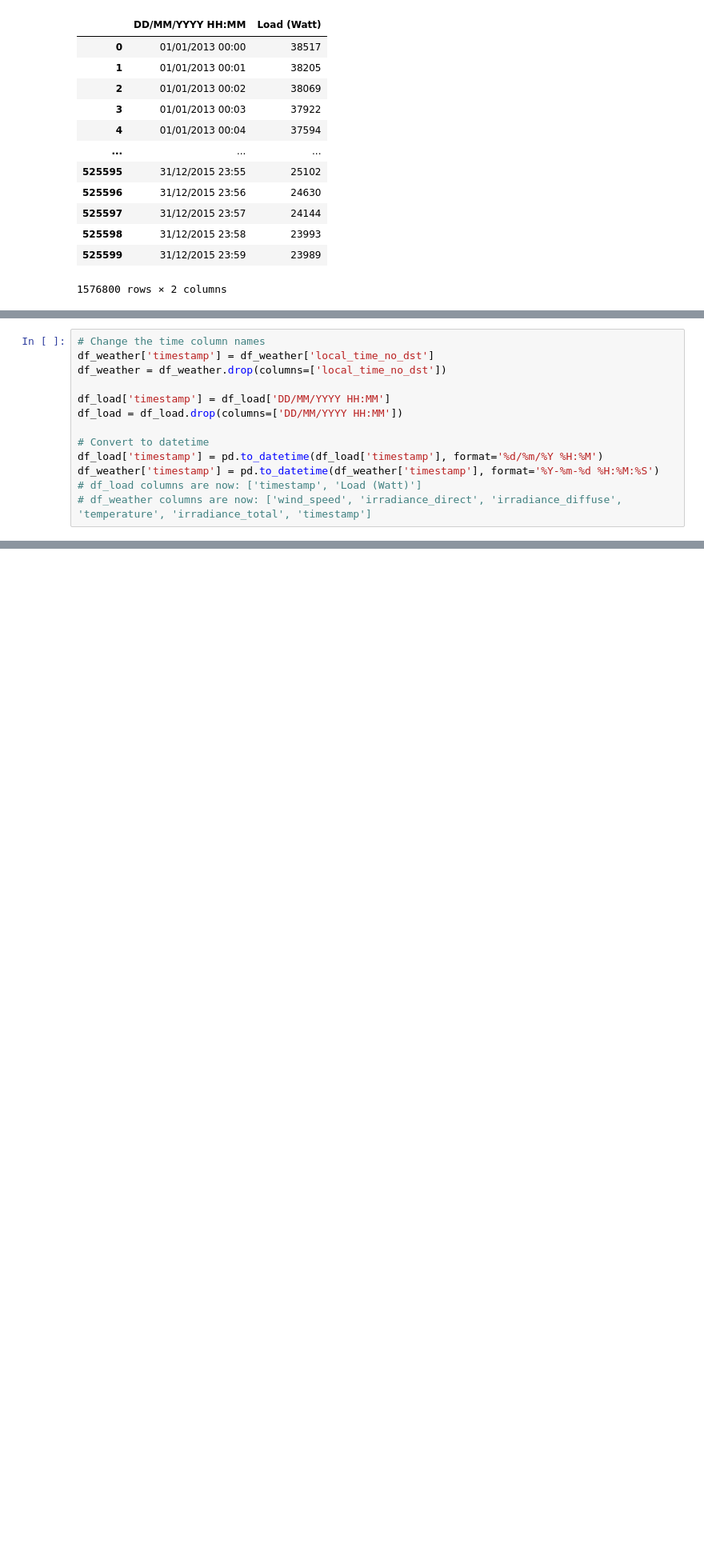
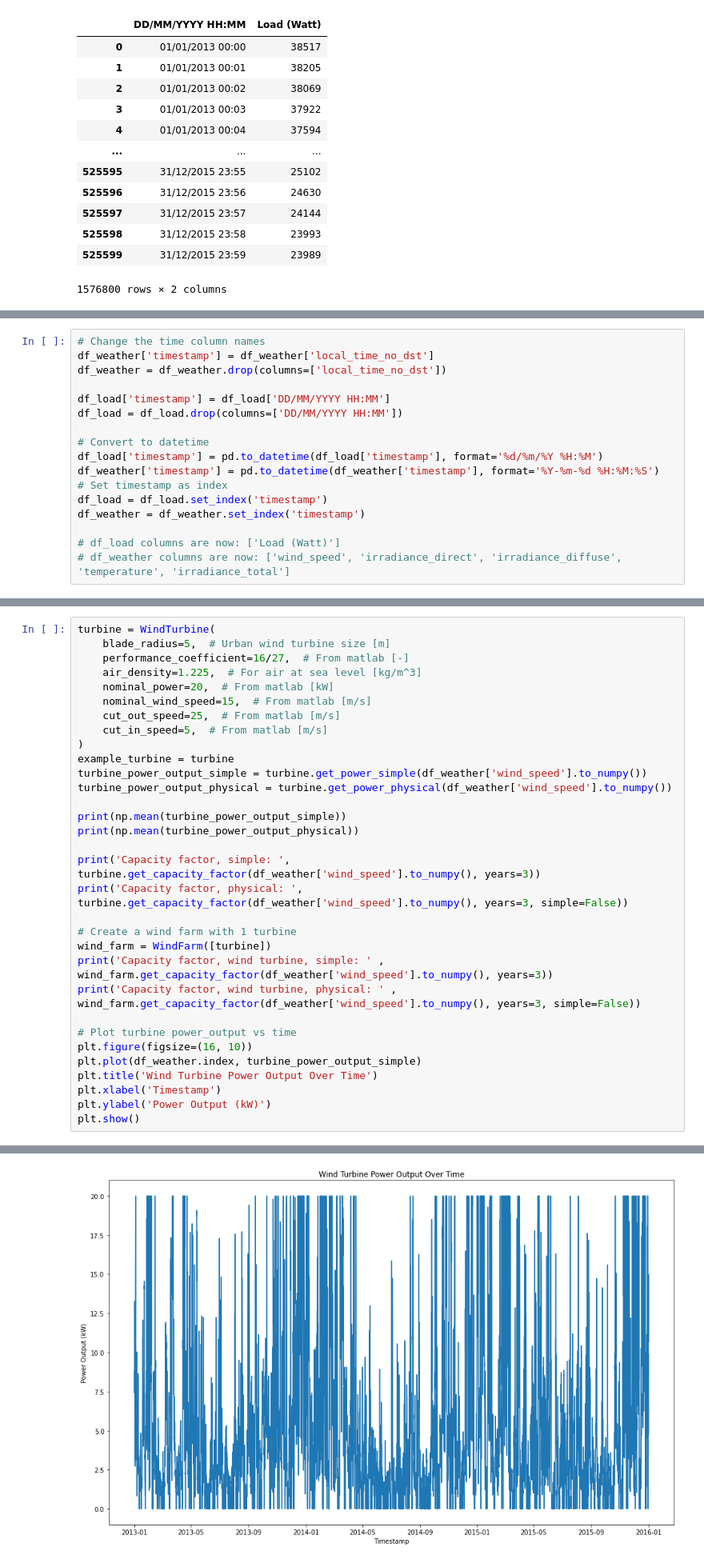
Before and after one commit to MarekTran/ET3036TU-Project, a Jupyter notebook: data_exploration.ipynb, the cells around one changed output, grey strips where cells are left out. Shown: that part at 80% size. Saved outputs shown, nothing was run; the diff lists cells and outputs as text; blank space fills up the shorter version.

```diff
--- a/data_exploration.ipynb
+++ b/data_exploration.ipynb
@@ -67,5 +49,9 @@ df_load = df_load.drop(columns=['DD/MM/YYYY HH:MM'])
 # Convert to datetime
 df_load['timestamp'] = pd.to_datetime(df_load['timestamp'], format='%d/%m/%Y %H:%M')
 df_weather['timestamp'] = pd.to_datetime(df_weather['timestamp'], format='%Y-%m-%d %H:%M:%S')
-# df_load columns are now: ['timestamp', 'Load (Watt)']
-# df_weather columns are now: ['wind_speed', 'irradiance_direct', 'irradiance_diffuse', 'temperature', 'irradiance_total', 'timestamp']
+# Set timestamp as index
+df_load = df_load.set_index('timestamp')
+df_weather = df_weather.set_index('timestamp')
+
+# df_load columns are now: ['Load (Watt)']
+# df_weather columns are now: ['wind_speed', 'irradiance_direct', 'irradiance_diffuse', 'temperature', 'irradiance_total']
@@ -470,0 +390,33 @@ print(len(power_output))
+# %%
+turbine = WindTurbine(
+    blade_radius=5,  # Urban wind turbine size [m]
+    performance_coefficient=16/27,  # From matlab [-]
+    air_density=1.225,  # For air at sea level [kg/m^3]
+    nominal_power=20,  # From matlab [kW]
+    nominal_wind_speed=15,  # From matlab [m/s]
+    cut_out_speed=25,  # From matlab [m/s]
+    cut_in_speed=5,  # From matlab [m/s]
+)
+example_turbine = turbine
+turbine_power_output_simple = turbine.get_power_simple(df_weather['wind_speed'].to_numpy())
+turbine_power_output_physical = turbine.get_power_physical(df_weather['wind_speed'].to_numpy())
+
+print(np.mean(turbine_power_output_simple))
+print(np.mean(turbine_power_output_physical))
+
+print('Capacity factor, simple: ', turbine.get_capacity_factor(df_weather['wind_speed'].to_numpy(), years=3))
+print('Capacity factor, physical: ', turbine.get_capacity_factor(df_weather['wind_speed'].to_numpy(), years=3, simple=False))
+
+# Create a wind farm with 1 turbine
+wind_farm = WindFarm([turbine])
+print('Capacity factor, wind turbine, simple: ' , wind_farm.get_capacity_factor(df_weather['wind_speed'].to_numpy(), years=3))
+print('Capacity factor, wind turbine, physical: ' , wind_farm.get_capacity_factor(df_weather['wind_speed'].to_numpy(), years=3, simple=False))
+
+# Plot turbine power_output vs time
+plt.figure(figsize=(16, 10))
+plt.plot(df_weather.index, turbine_power_output_simple)
+plt.title('Wind Turbine Power Output Over Time')
+plt.xlabel('Timestamp')
+plt.ylabel('Power Output (kW)')
+plt.show()
+# %% [output]
@@ -470,0 +429 @@ print(len(power_output))
+[figure, added]
```
Also changed, not shown: parts of 20 cells of this notebook.
